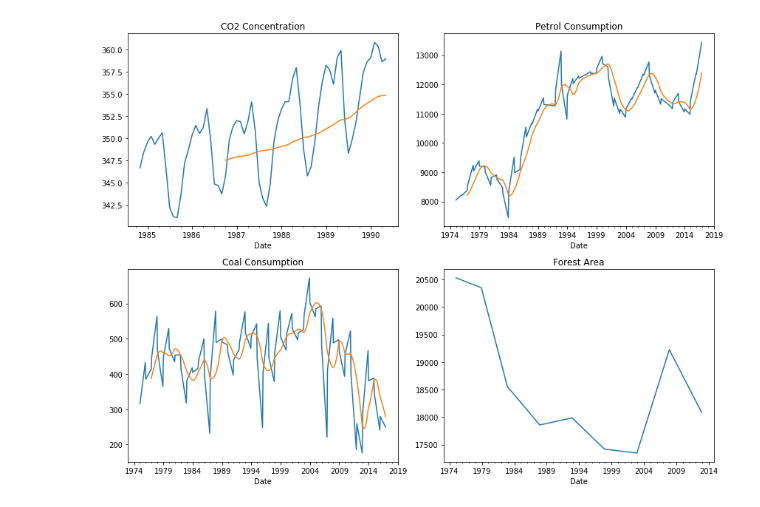
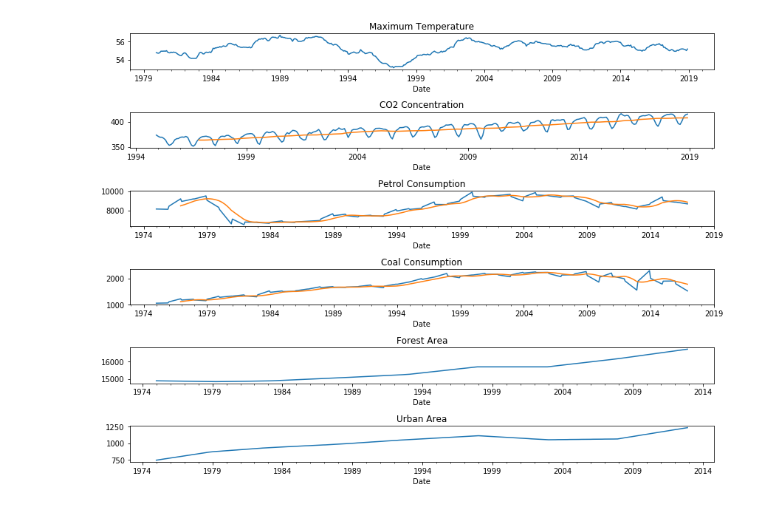
Before and after one commit to KrishnaMuluguru/ClimateChangeProject, a Jupyter notebook: ClimateChangeAnalysis.ipynb, the cells around one changed output. Cells and saved outputs as stored; diff of their text form; code cells hidden in the pictures.

Commit message:
Climate change report
General improvements to the climate change report. Finalized the design and make state wise reporting

```diff
--- a/ClimateChangeAnalysis.ipynb
+++ b/ClimateChangeAnalysis.ipynb
@@ -13,7 +53,10 @@ plt.rcParams['figure.figsize'] = (12, 9)
 
 warnings.filterwarnings('ignore')
 # %%
-CO2_Concentration = pd.read_csv('https://raw.githubusercontent.com/chaitu038/ClimateChangeProject1/master/Data-Folder/CO2_Concentration.csv',parse_dates = ['Date'],index_col=['Date','State'])
+#Load and merge the data from github. These files are cleaned and forecasted in other Python programs.
+#Check my github repository (https://github.com/KrishnaMuluguru/ClimateChangeProject1) for the data wrangling code and details.
+
+CO2_Concentration = pd.read_csv('https://raw.githubusercontent.com/chaitu038/ClimateChangeProject1/master/Data-Folder/CO2_Concentration_forecasted.csv',parse_dates = ['Date'],index_col=['Date','State'])
 Temperature_Data = pd.read_csv('https://raw.githubusercontent.com/chaitu038/ClimateChangeProject1/master/Data-Folder/GSOD_All_Data_no_outliers.csv',parse_dates = ['Date'],index_col=['Date','State'])
 Fuel_Consumption = pd.read_csv('https://raw.githubusercontent.com/chaitu038/ClimateChangeProject1/master/Data-Folder/Fuel_Consumption.csv',parse_dates = ['Date'],index_col=['Date','State'])
 Land_Use = pd.read_csv('https://raw.githubusercontent.com/chaitu038/ClimateChangeProject1/master/Data-Folder/Land_Use_Data.csv',parse_dates = ['Date'],index_col=['Date','State'])
@@ -40,7 +71,9 @@ Temperature_Data[Temperature_Data.TempMIN.isna()]
 # %%
 CO2_States_List = ['AK', 'CA', 'CO', 'FL', 'HI', 'OK', 'OR', 'UT', 'VI', 'WA', 'WI']
+Current_State = 'WI'
 # %%
-Climate_Data_State = Climate_Data.loc[Climate_Data.index.get_level_values('State')=='WA',:]
+#Extract all data for WI
+Climate_Data_State = Climate_Data.loc[Climate_Data.index.get_level_values('State')==Current_State,:]
 Climate_Data_State = Climate_Data_State.reset_index().set_index('Date')
 # %%
 Climate_Data_State.CO2_Concentration[Climate_Data_State.CO2_Concentration[Climate_Data_State.CO2_Concentration.notna()].index.min():Climate_Data_State.CO2_Concentration[Climate_Data_State.CO2_Concentration.notna()].index.max()] = Climate_Data_State.CO2_Concentration[Climate_Data_State.CO2_Concentration[Climate_Data_State.CO2_Concentration.notna()].index.min():Climate_Data_State.CO2_Concentration[Climate_Data_State.CO2_Concentration.notna()].index.max()].interpolate()
@@ -90,19 +106,25 @@ plt.show()
 # %%
-plt.subplot(2,2,1)
+plt.subplot(6,1,1)
+Climate_Data_State.TempMAX.rolling(60).mean().plot()
+plt.title('Maximum Temperature')
+plt.subplot(6,1,2)
 Climate_Data_State.CO2_Concentration.plot()
 Climate_Data_State.CO2_Concentration.rolling(24).mean().plot()
 plt.title('CO2 Concentration')
-plt.subplot(2,2,2)
+plt.subplot(6,1,3)
 Climate_Data_State.Petrol_Consumption.plot()
 Climate_Data_State.Petrol_Consumption.rolling(24).mean().plot()
 plt.title('Petrol Consumption')
-plt.subplot(2,2,3)
+plt.subplot(6,1,4)
 Climate_Data_State.Coal_Consumption.plot()
 Climate_Data_State.Coal_Consumption.rolling(24).mean().plot()
 plt.title('Coal Consumption')
-plt.subplot(2,2,4)
+plt.subplot(6,1,5)
 Climate_Data_State.Forest_Area.plot()
 plt.title('Forest Area')
+plt.subplot(6,1,6)
+Climate_Data_State.Urban_Area.plot()
+plt.title('Urban Area')
 plt.tight_layout()
 # %% [output]
-[figure, old version]
+[figure, new version]
```
Also changed, not shown: parts of 66 cells of this notebook.
